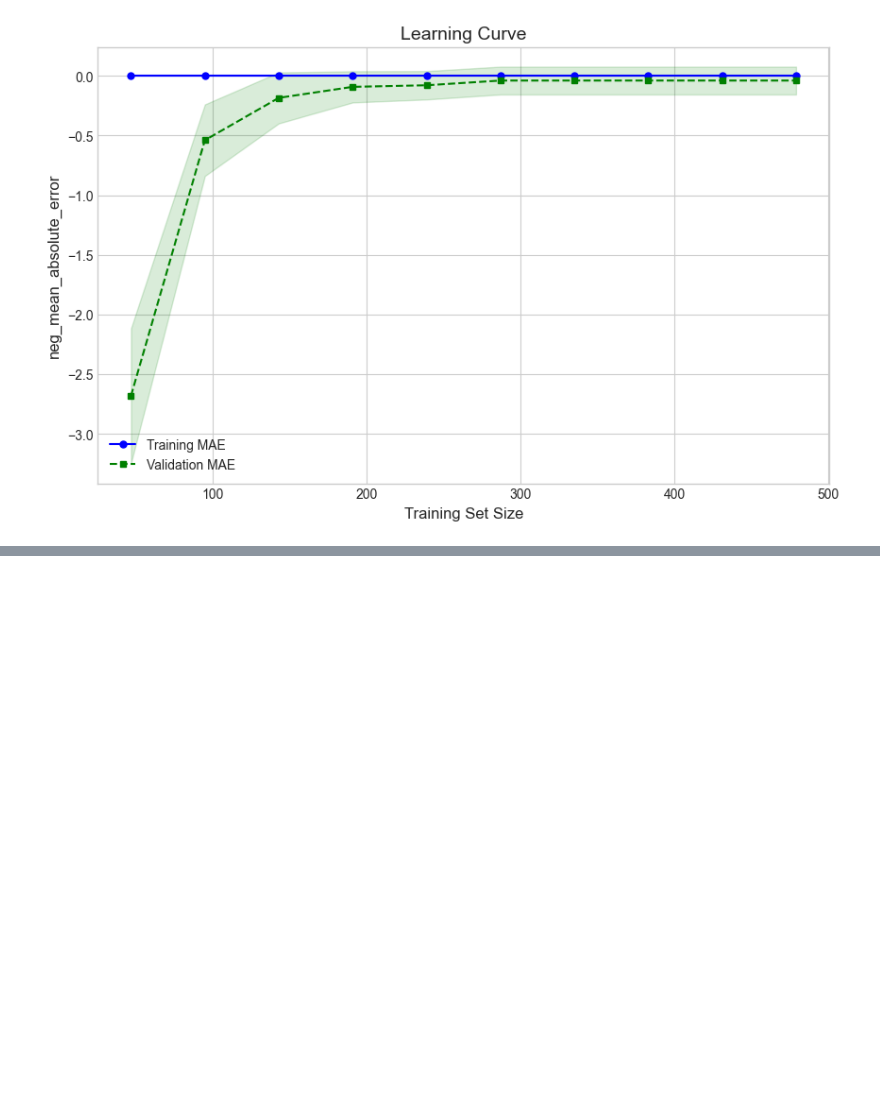
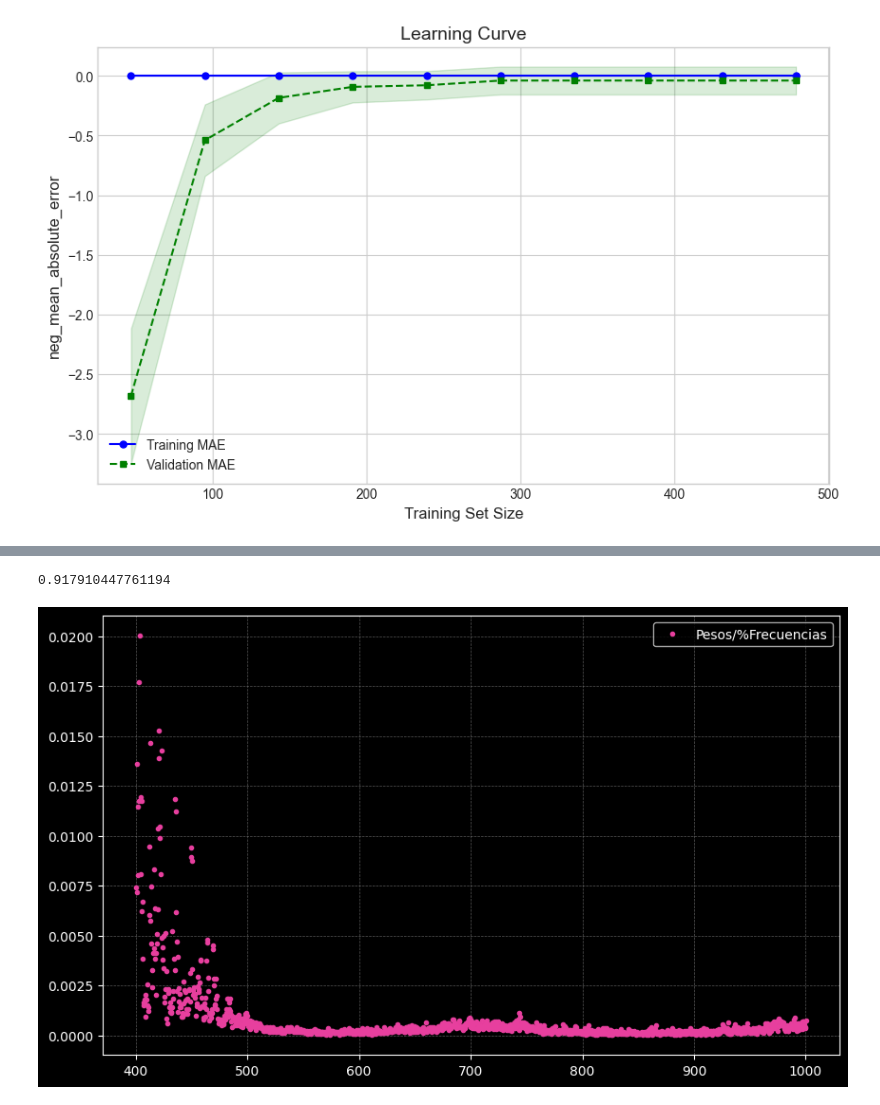
Before and after one commit to SomathReinztam/Firma_espectral_de-plantas_de_banano_infectadas, a Jupyter notebook: dataAnalysis.ipynb, the cells around one changed output, grey strips where cells are left out. Cells and saved outputs as stored; diff of their text form; code cells hidden in the pictures; blank space fills up the shorter version.

```diff
--- a/dataAnalysis.ipynb
+++ b/dataAnalysis.ipynb
@@ -202,0 +252,14 @@ test mean_absolute_error: 0.000
+# %%
+from sklearn.ensemble import RandomForestClassifier
+hyperparameter = {'n_estimators': 800, 'max_depth': 11, 'criterion': 'entropy', 'max_features': 'sqrt'}
+clf = RandomForestClassifier(**hyperparameter)
+clf.fit(X_train, y_train)
+print(
+    clf.score(X_test, y_test)
+)
+importances = clf.feature_importances_
+indices = df.columns[4:].values
+datF.featureImportancia(importances, indices)
+# %% [output]
+0.917910447761194
+[figure, added]
```
Also changed, not shown: parts of 13 cells of this notebook, 1 other file.
